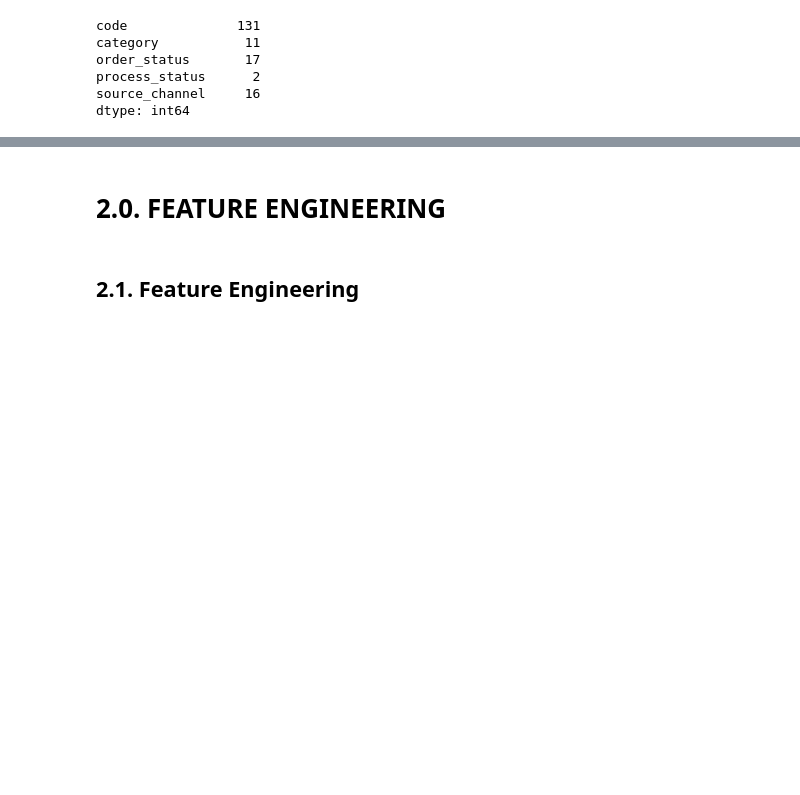
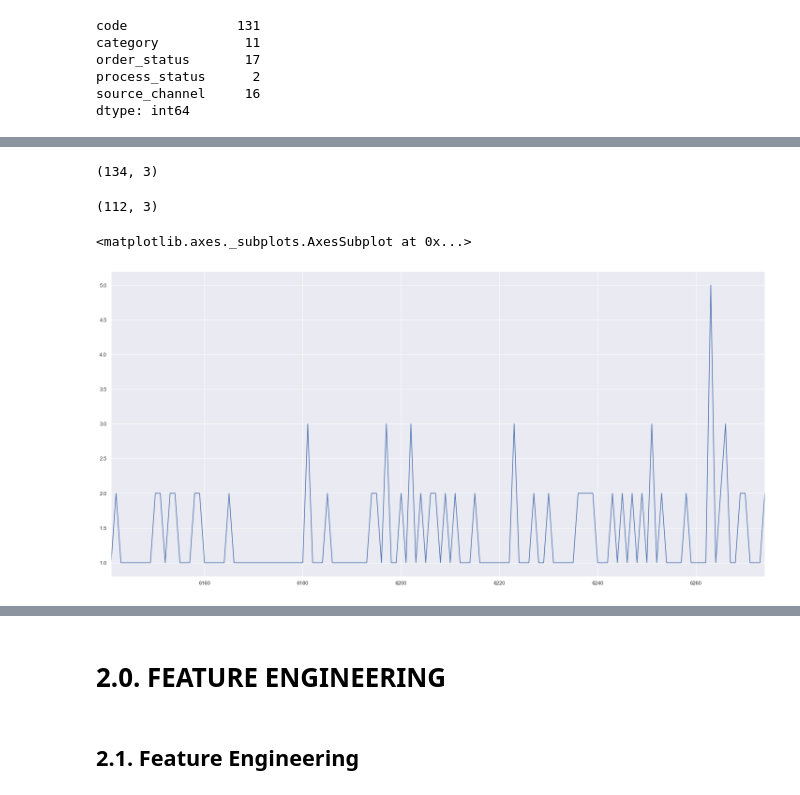
Before and after one commit to Meigarom/Demand-Forecast, a Jupyter notebook: notebooks/Products-Prediction.ipynb, the cells around one changed output, grey strips where cells are left out. Drawn from its saved outputs; the diff is of its cells as text; code cells hidden in the pictures; blank space fills up the shorter version.

```diff
--- a/notebooks/Products-Prediction.ipynb
+++ b/notebooks/Products-Prediction.ipynb
@@ -184,0 +270,16 @@ dtype: int64
+# %%
+p130 = a[a['code'] == 'P130']
+p150 = a[a['code'] == 'P150']
+# %%
+p100.shape
+# %% [output]
+(134, 3)
+# %%
+p150.shape
+# %% [output]
+(112, 3)
+# %%
+p130['quantity'].plot()
+# %% [output]
+<matplotlib.axes._subplots.AxesSubplot at 0x...>
+[figure, added]
```
Also changed, not shown: parts of 21 cells of this notebook.
